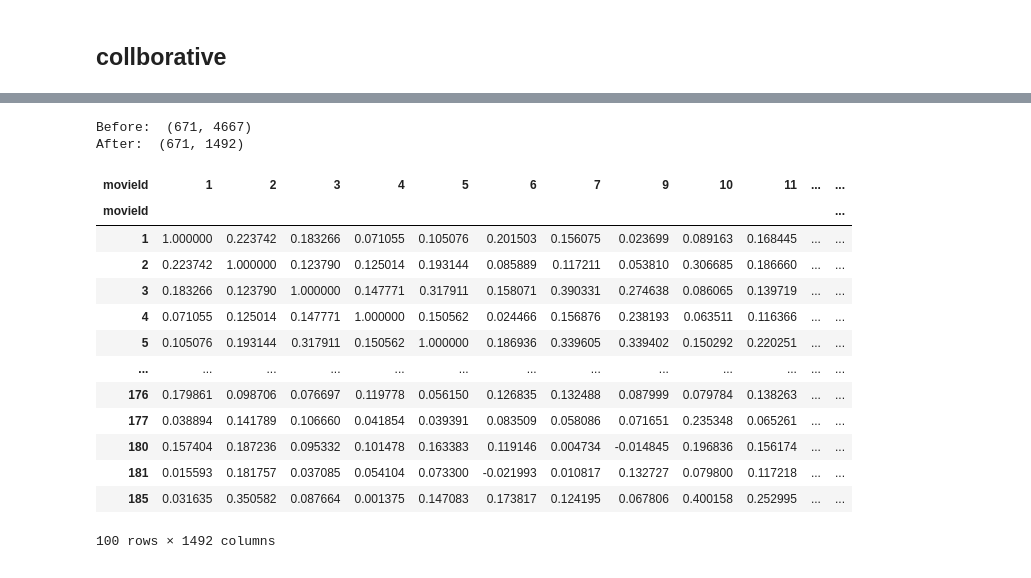
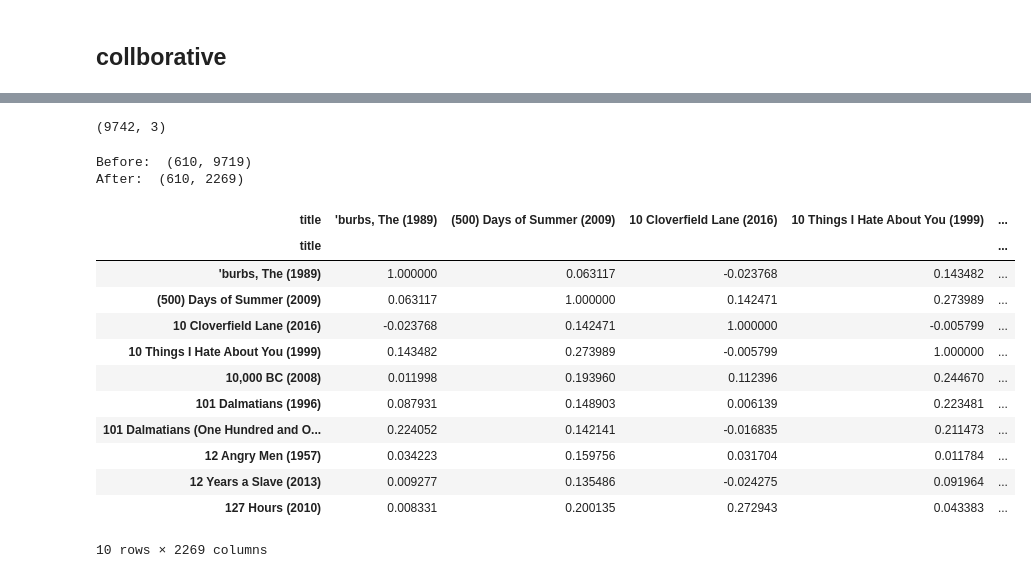
Before and after one commit to Aarush2k1/Movie-Recommender, a Jupyter notebook: recommendation/collaborative-filtering.ipynb, the cells around one changed output, grey strips where cells are left out. Saved outputs shown, nothing was run; the diff lists cells and outputs as text; code cells hidden in the pictures.

```diff
--- a/recommendation/collaborative-filtering.ipynb
+++ b/recommendation/collaborative-filtering.ipynb
@@ -198,0 +180,6 @@ from scipy import sparse
+# %%
+ratings = pd.read_csv('all_ratings.csv')
+movies = pd.read_csv('all_movies.csv')
+ratings = pd.merge(movies,ratings).drop(['genres','timestamp'],axis=1)
+print(ratings.shape)
+ratings.head()
@@ -199,29 +194,31 @@ from scipy import sparse
+# %%
+movies.shape
+# %% [output]
+(9742, 3)
 # %%
-userRatings = df.pivot_table(index=['userId'],columns=['movieId'],values='rating')
+userRatings = ratings.pivot_table(index=['userId'],columns=['title'],values='rating')
 userRatings.head()
 print("Before: ",userRatings.shape)
 userRatings = userRatings.dropna(thresh=10, axis=1).fillna(0,axis=1)
-#userRatings.fillna(0, inplace=True)
 print("After: ",userRatings.shape)
 # %% [output]
-Before:  (671, 4667)
-After:  (671, 1492)
+Before:  (610, 9719)
+After:  (610, 2269)
 # %%
 corrMatrix = userRatings.corr(method='pearson')
-corrMatrix.head(100)
+corrMatrix.head(10)
 # %% [output]
-| movieId | 1 | 2 | 3 | 4 | 5 | 6 | 7 | 9 | 10 | 11 | ... | ... |
-| movieId |  |  |  |  |  |  |  |  |  |  |  | ... |
-| 1 | 1.000000 | 0.223742 | 0.183266 | 0.071055 | 0.105076 | 0.201503 | 0.156075 | 0.023699 | 0.089163 | 0.168445 | ... | ... |
-| 2 | 0.223742 | 1.000000 | 0.123790 | 0.125014 | 0.193144 | 0.085889 | 0.117211 | 0.053810 | 0.306685 | 0.186660 | ... | ... |
-| 3 | 0.183266 | 0.123790 | 1.000000 | 0.147771 | 0.317911 | 0.158071 | 0.390331 | 0.274638 | 0.086065 | 0.139719 | ... | ... |
-| 4 | 0.071055 | 0.125014 | 0.147771 | 1.000000 | 0.150562 | 0.024466 | 0.156876 | 0.238193 | 0.063511 | 0.116366 | ... | ... |
-| 5 | 0.105076 | 0.193144 | 0.317911 | 0.150562 | 1.000000 | 0.186936 | 0.339605 | 0.339402 | 0.150292 | 0.220251 | ... | ... |
-| ... | ... | ... | ... | ... | ... | ... | ... | ... | ... | ... | ... | ... |
-| 176 | 0.179861 | 0.098706 | 0.076697 | 0.119778 | 0.056150 | 0.126835 | 0.132488 | 0.087999 | 0.079784 | 0.138263 | ... | ... |
-| 177 | 0.038894 | 0.141789 | 0.106660 | 0.041854 | 0.039391 | 0.083509 | 0.058086 | 0.071651 | 0.235348 | 0.065261 | ... | ... |
-| 180 | 0.157404 | 0.187236 | 0.095332 | 0.101478 | 0.163383 | 0.119146 | 0.004734 | -0.014845 | 0.196836 | 0.156174 | ... | ... |
-| 181 | 0.015593 | 0.181757 | 0.037085 | 0.054104 | 0.073300 | -0.021993 | 0.010817 | 0.132727 | 0.079800 | 0.117218 | ... | ... |
-| 185 | 0.031635 | 0.350582 | 0.087664 | 0.001375 | 0.147083 | 0.173817 | 0.124195 | 0.067806 | 0.400158 | 0.252995 | ... | ... |
+| title | 'burbs, The (1989) | (500) Days of Summer (2009) | 10 Cloverfield Lane (2016) | 10 Things I Hate About You (1999) | ... |
+| title |  |  |  |  | ... |
+| 'burbs, The (1989) | 1.000000 | 0.063117 | -0.023768 | 0.143482 | ... |
+| (500) Days of Summer (2009) | 0.063117 | 1.000000 | 0.142471 | 0.273989 | ... |
+| 10 Cloverfield Lane (2016) | -0.023768 | 0.142471 | 1.000000 | -0.005799 | ... |
+| 10 Things I Hate About You (1999) | 0.143482 | 0.273989 | -0.005799 | 1.000000 | ... |
+| 10,000 BC (2008) | 0.011998 | 0.193960 | 0.112396 | 0.244670 | ... |
+| 101 Dalmatians (1996) | 0.087931 | 0.148903 | 0.006139 | 0.223481 | ... |
+| 101 Dalmatians (One Hundred and O... | 0.224052 | 0.142141 | -0.016835 | 0.211473 | ... |
+| 12 Angry Men (1957) | 0.034223 | 0.159756 | 0.031704 | 0.011784 | ... |
+| 12 Years a Slave (2013) | 0.009277 | 0.135486 | -0.024275 | 0.091964 | ... |
+| 127 Hours (2010) | 0.008331 | 0.200135 | 0.272943 | 0.043383 | ... |
-100 rows × 1492 columns
+10 rows × 2269 columns
 # %%
```
Also changed, not shown: parts of 18 cells of this notebook, 1 other file.
